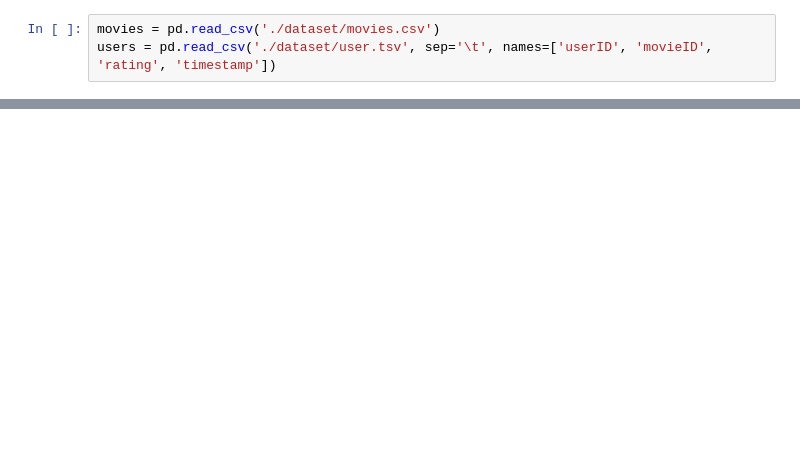
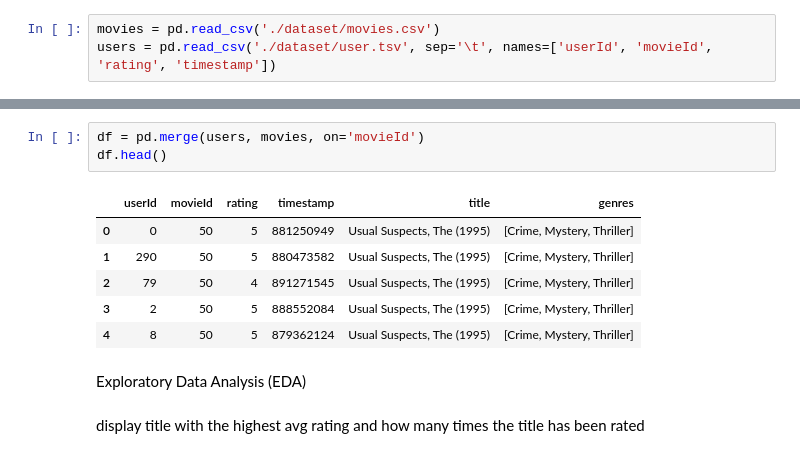
Before and after one commit to zakialfaridzi/simple_movie_recsys, a Jupyter notebook: simple reccomendation.ipynb, the cells around one changed output, grey strips where cells are left out. Drawn from its saved outputs; the diff is of its cells as text; blank space fills up the shorter version.

```diff
--- a/simple reccomendation.ipynb
+++ b/simple reccomendation.ipynb
@@ -4,6 +7,6 @@ import numpy as np
 # %%
 movies = pd.read_csv('./dataset/movies.csv')
-users = pd.read_csv('./dataset/user.tsv', sep='\t', names=['userID', 'movieID', 'rating', 'timestamp'])
+users = pd.read_csv('./dataset/user.tsv', sep='\t', names=['userId', 'movieId', 'rating', 'timestamp'])
 # %%
 movies['genres'] = movies['genres'].apply(lambda x: x.split('|'))
 movies['genres'] = movies['genres'].apply(lambda x: np.nan if x == ['(no genres listed)'] else x)
@@ -24,0 +30,14 @@ movies
+# %%
+df = pd.merge(users, movies, on='movieId')
+df.head()
+# %% [output]
+|  | userId | movieId | rating | timestamp | title | genres |
+| 0 | 0 | 50 | 5 | 881250949 | Usual Suspects, The (1995) | [Crime, Mystery, Thriller] |
+| 1 | 290 | 50 | 5 | 880473582 | Usual Suspects, The (1995) | [Crime, Mystery, Thriller] |
+| 2 | 79 | 50 | 4 | 891271545 | Usual Suspects, The (1995) | [Crime, Mystery, Thriller] |
+| 3 | 2 | 50 | 5 | 888552084 | Usual Suspects, The (1995) | [Crime, Mystery, Thriller] |
+| 4 | 8 | 50 | 5 | 879362124 | Usual Suspects, The (1995) | [Crime, Mystery, Thriller] |
+# %% [markdown]
+Exploratory Data Analysis (EDA)
+# %% [markdown]
+display title with the highest avg rating and how many times the title has been rated
```
Also changed, not shown: parts of 8 cells of this notebook.
